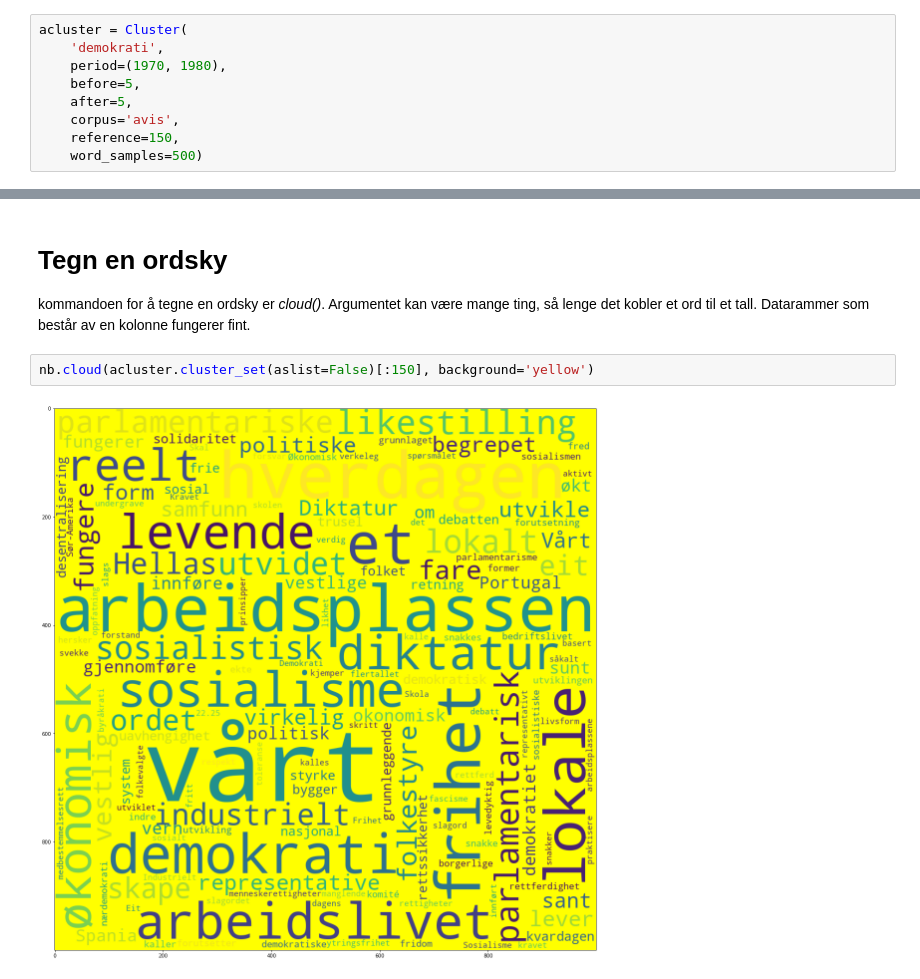
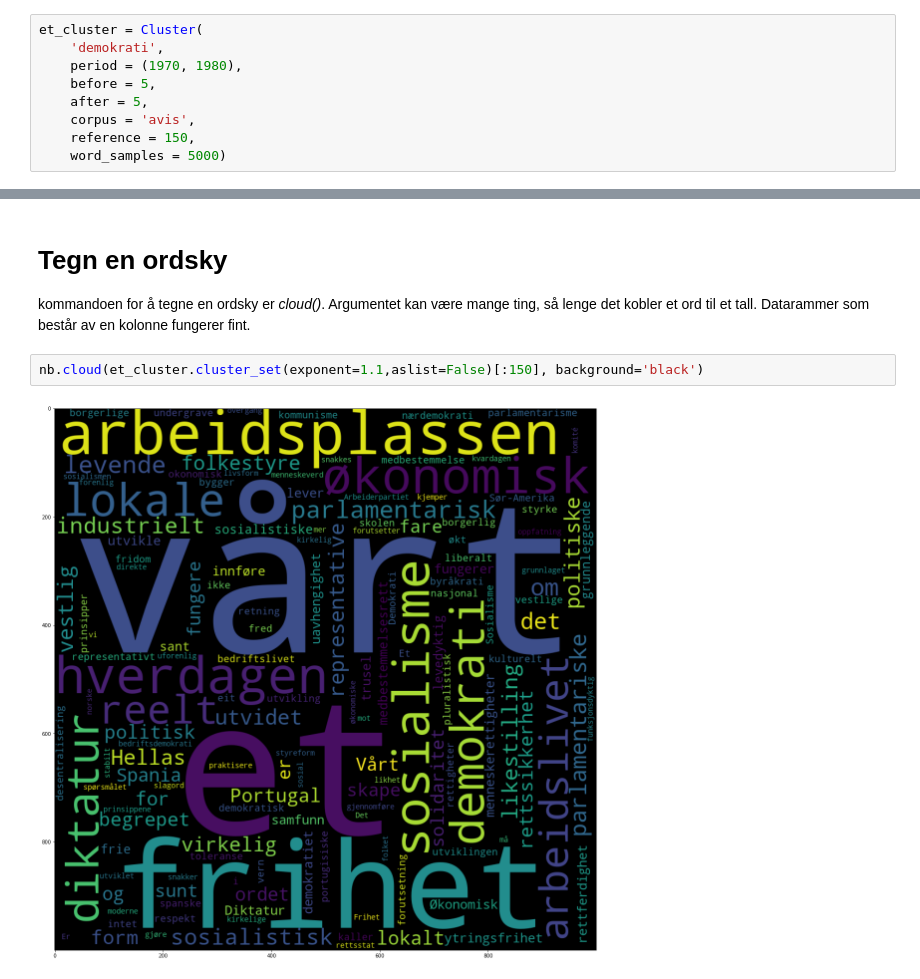
Before and after one commit to Yoonsen/NB_API_Python, a Jupyter notebook: clustring_collocation.ipynb, the cells around one changed output, grey strips where cells are left out. Drawn from its saved outputs; the diff is of its cells as text.

```diff
--- a/clustring_collocation.ipynb
+++ b/clustring_collocation.ipynb
@@ -17,9 +35,9 @@ from nbtext import cloud, get_urn, Cluster, Corpus
 # %%
-acluster = Cluster(
+et_cluster = Cluster(
     'demokrati',
-    period=(1970, 1980),
-    before=5,
-    after=5,
-    corpus='avis',
-    reference=150,
-    word_samples=500)
+    period = (1970, 1980),
+    before = 5,
+    after = 5,
+    corpus = 'avis',
+    reference = 150,
+    word_samples = 5000)
@@ -63,6 +76,6 @@ acluster.search_words('demokrati diktatur . , ; : arbeidende uforenlig og i på'
 
 kommandoen for å tegne en ordsky er *cloud()*. Argumentet kan være mange ting, så lenge det kobler et ord til et tall. Datarammer som består av en kolonne fungerer fint.
 # %%
-nb.cloud(acluster.cluster_set(aslist=False)[:150], background='yellow')
+nb.cloud(et_cluster.cluster_set(exponent=1.1,aslist=False)[:150], background='black')
 # %% [output]
-[figure, old version]
+[figure, new version]
```
Also changed, not shown: parts of 21 cells of this notebook, 4 other files.
